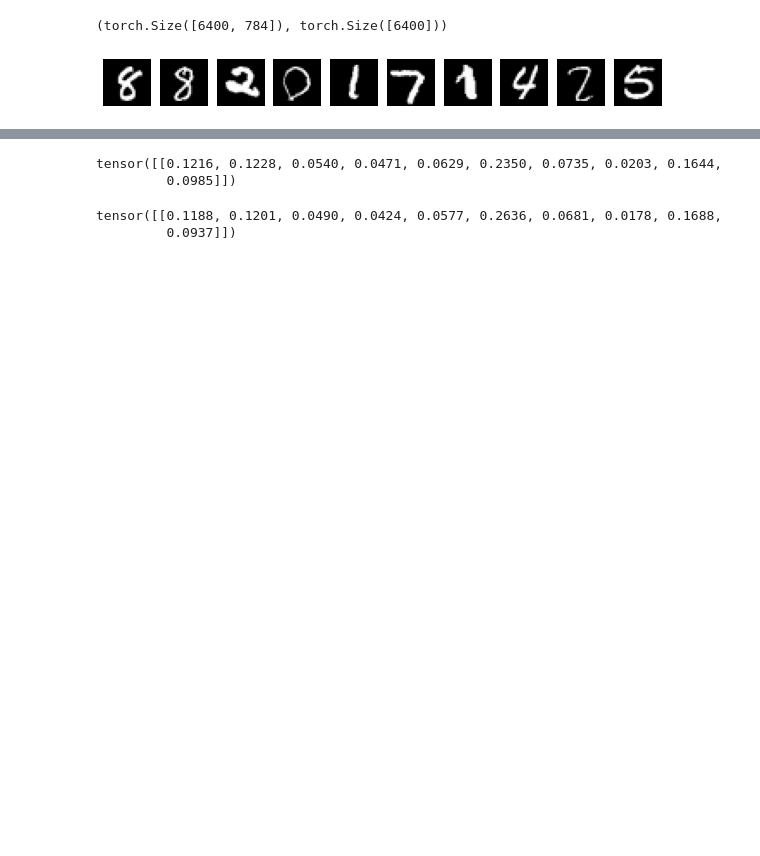
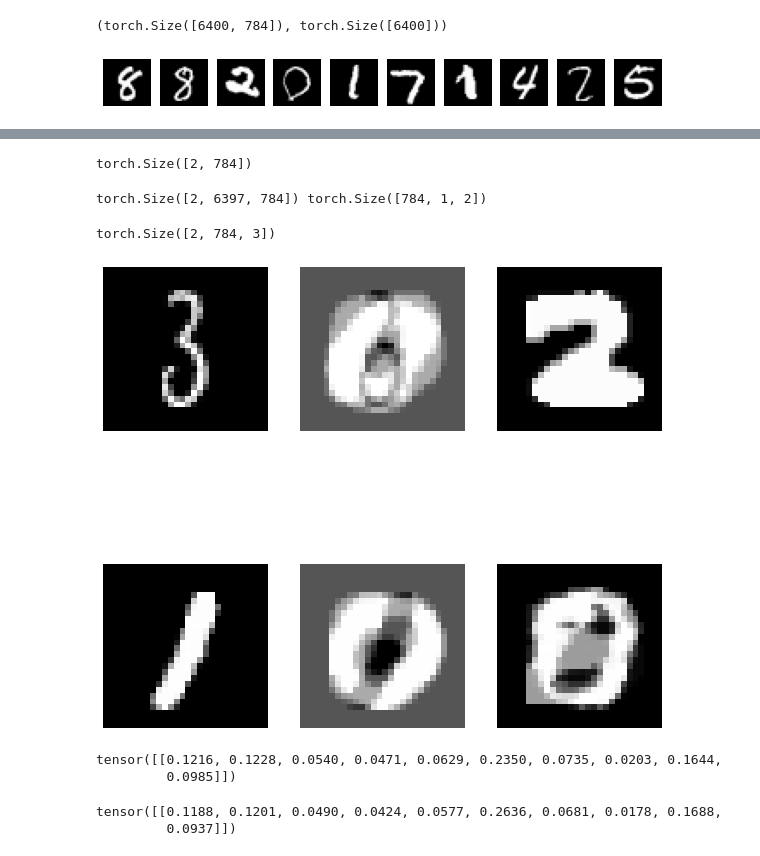
Before and after one commit to seanjaffe1/khopfield, a Jupyter notebook: sandbox.ipynb, the cells around one changed output, grey strips where cells are left out. Drawn from its saved outputs; the diff is of its cells as text; code cells hidden in the pictures; blank space fills up the shorter version.

Commit message:
attempted to make batching work

```diff
--- a/sandbox.ipynb
+++ b/sandbox.ipynb
@@ -70,0 +104,22 @@ def hopfield(Xi,  x, beta):
+# %%
+images[0:2].shape
+# %% [output]
+torch.Size([2, 784])
+# %%
+y = k_hopfield_batch(images[3:], images[0:2], 1, k=3)
+# %% [output]
+torch.Size([2, 6397, 784]) torch.Size([784, 1, 2])
+# %%
+y.shape
+# %% [output]
+torch.Size([2, 784, 3])
+# %%
+# display both images in y
+fig = plt.figure(figsize=(10, 10))
+for i in range(2):
+    for j in range(3):
+        plt.subplot(2, 3, i*3+j+1)
+        plt.imshow(y[i,:,j].view(28, 28), cmap='gray')
+        plt.axis('off')
+# %% [output]
+[figure, added]
```
Also changed, not shown: parts of 9 cells of this notebook.
